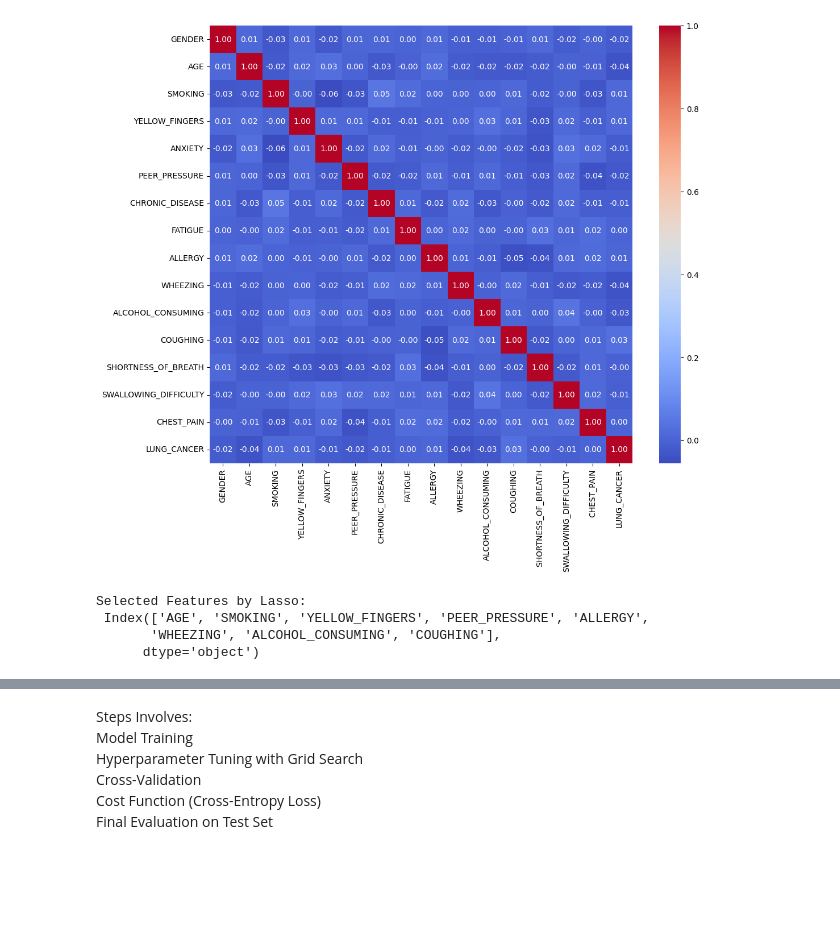
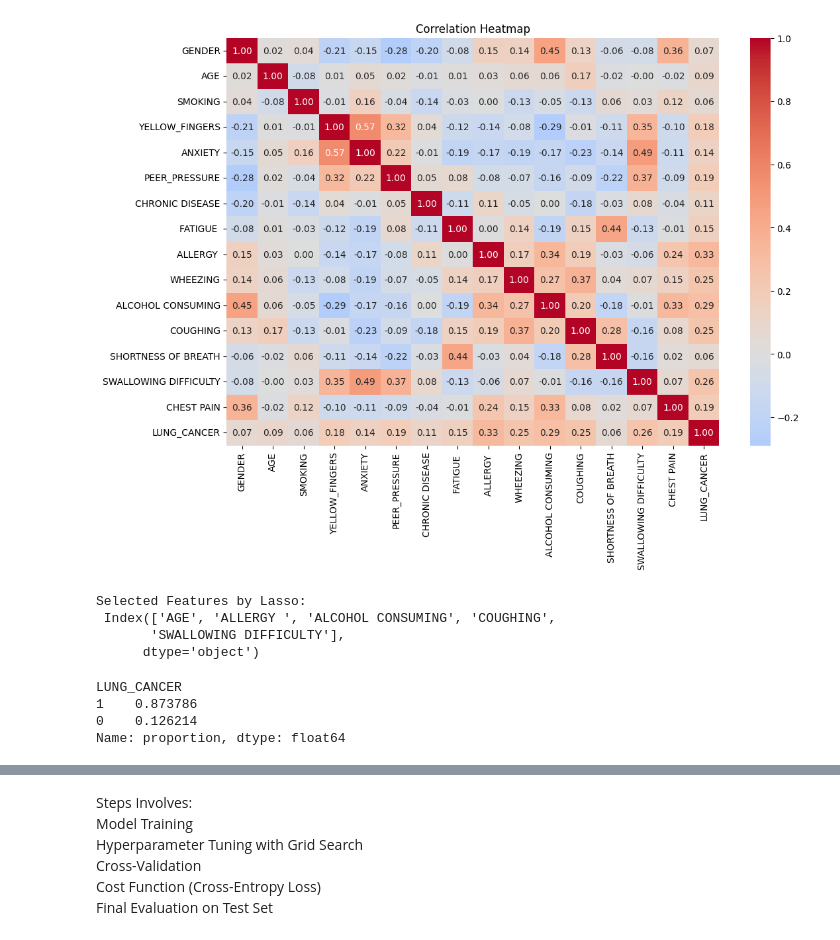
Before and after one commit to cpalmer712/Machine-Learning-Lung-Cancer-Detection, a Jupyter notebook: modeling/cancer_classification copy.ipynb, the cells around one changed output, grey strips where cells are left out. Cells and saved outputs as stored; diff of their text form; code cells hidden in the pictures; blank space fills up the shorter version.

Commit message:
implement all models and visualize evaluation metrics

```diff
--- a/modeling/cancer_classification copy.ipynb
+++ b/modeling/cancer_classification copy.ipynb
@@ -7,7 +7,7 @@ import seaborn as sns
 import sklearn
 # %%
 # Read csv file
-data = pd.read_csv("dataset.csv")
+data = pd.read_csv("survey lung cancer.csv")
 # %%
 # Look on few columns from top
 data.head()
@@ -120,8 +144,12 @@ correlation_matrix = data.corr()
 # %%
-# Plot the heatmap
-plt.figure(figsize=(12, 10))
-sns.heatmap(correlation_matrix, annot=True, cmap='coolwarm', fmt=".2f")
+# Let's create a Heatmap showing relation between attributes
+
+
+plt.figure(figsize=(12, 8))
+correlation_matrix = data.corr()
+sns.heatmap(correlation_matrix, annot=True, cmap='coolwarm', center=0, fmt=".2f")
+plt.title("Correlation Heatmap")
 plt.show()
 # %% [output]
-[figure, old version]
+[figure, new version]
 # %%
@@ -139,6 +168,6 @@ selected_features = independent_variables.columns[lasso_model.coef_[0] != 0]
 print("Selected Features by Lasso:\n", selected_features)
 # %% [output]
 Selected Features by Lasso:
- Index(['AGE', 'SMOKING', 'YELLOW_FINGERS', 'PEER_PRESSURE', 'ALLERGY',
-       'WHEEZING', 'ALCOHOL_CONSUMING', 'COUGHING'],
+ Index(['AGE', 'ALLERGY ', 'ALCOHOL CONSUMING', 'COUGHING',
+       'SWALLOWING DIFFICULTY'],
       dtype='object')
@@ -144,0 +178,9 @@ Selected Features by Lasso:
+# %%
+# Now,  Check for class balance
+class_balance = data['LUNG_CANCER'].value_counts(normalize=True)
+print(class_balance)
+# %% [output]
+LUNG_CANCER
+1    0.873786
+0    0.126214
+Name: proportion, dtype: float64
```
Also changed, not shown: parts of 49 cells of this notebook.
